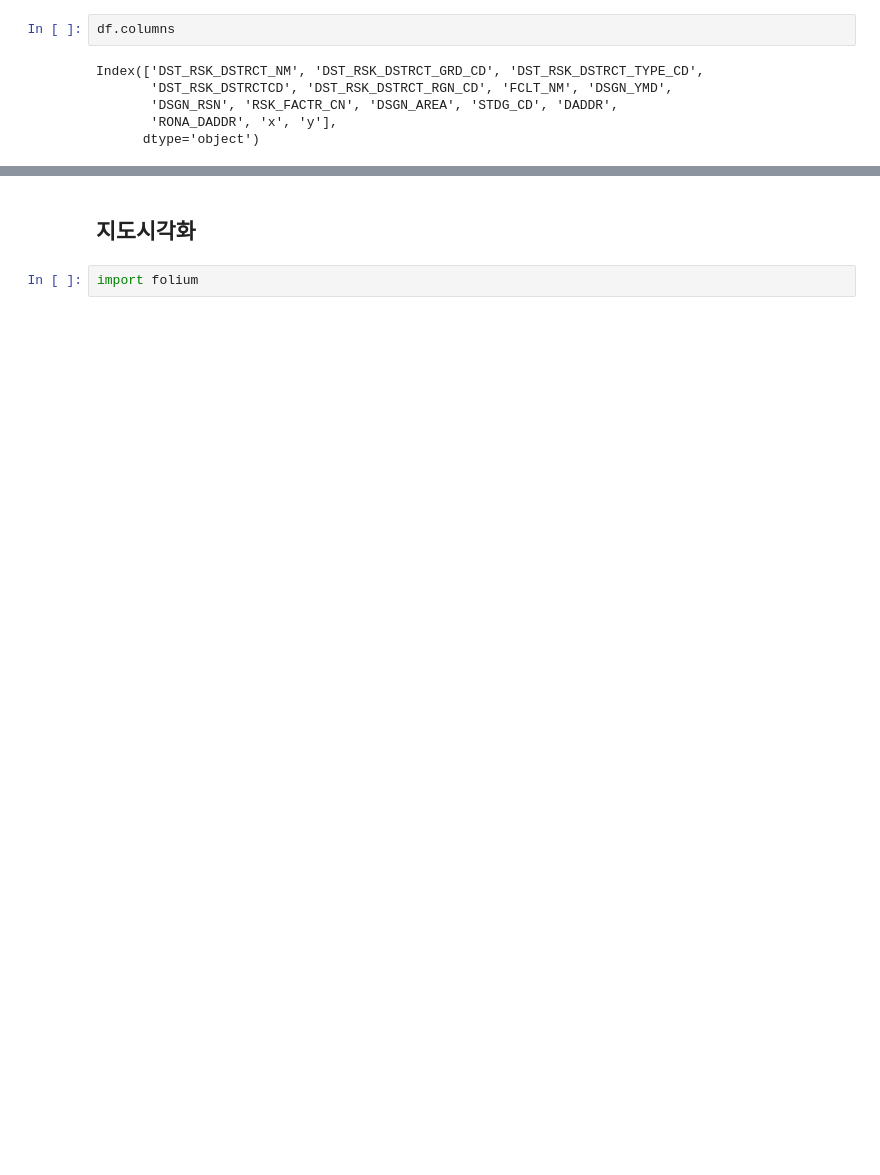
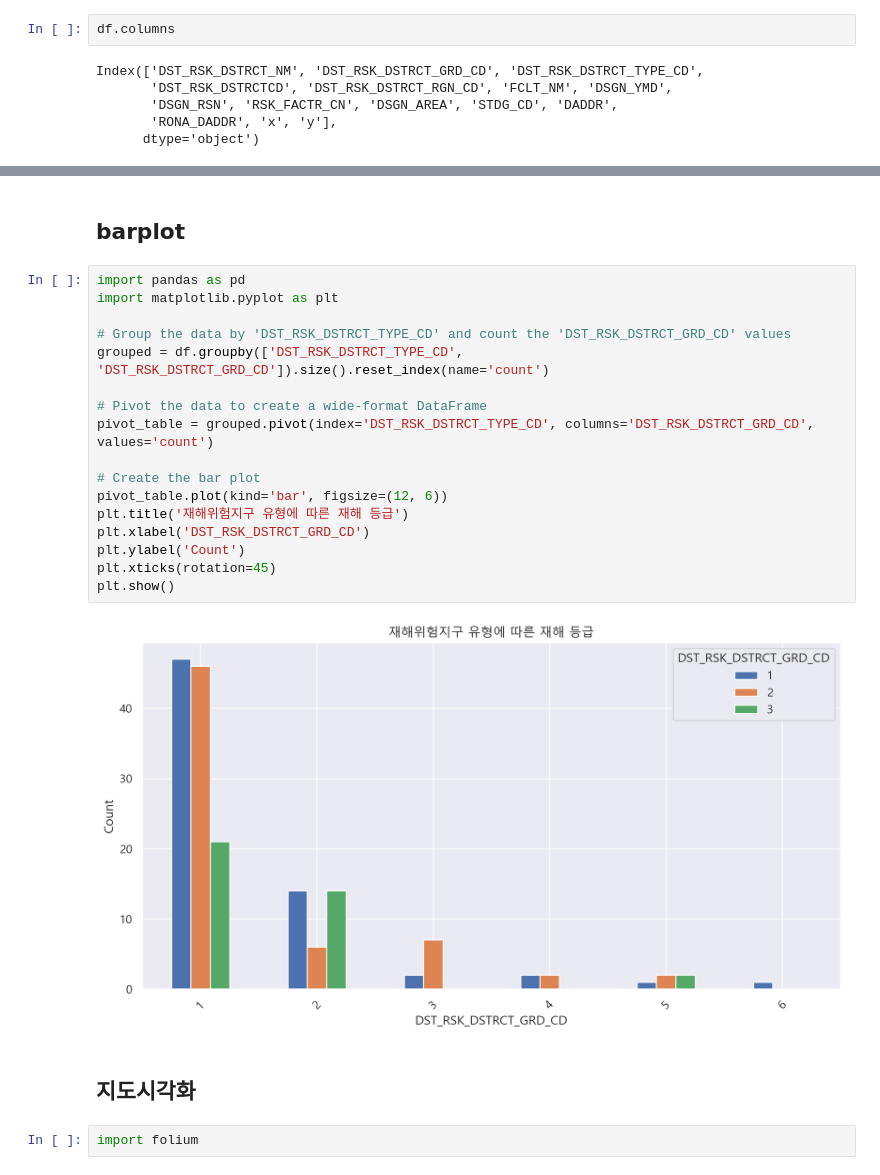
Before and after one commit to RosieOh/MAFRA-OpenData-Competition, a Jupyter notebook: crisis_address_pre_process.ipynb, the cells around one changed output, grey strips where cells are left out. Drawn from its saved outputs; the diff is of its cells as text; blank space fills up the shorter version.

Commit message:
pre process data

```diff
--- a/crisis_address_pre_process.ipynb
+++ b/crisis_address_pre_process.ipynb
@@ -36,3 +47,24 @@ Index(['DST_RSK_DSTRCT_NM', 'DST_RSK_DSTRCT_GRD_CD', 'DST_RSK_DSTRCT_TYPE_CD',
+# %% [markdown]
+## barplot
+# %%
+import pandas as pd
+import matplotlib.pyplot as plt
+
+# Group the data by 'DST_RSK_DSTRCT_TYPE_CD' and count the 'DST_RSK_DSTRCT_GRD_CD' values
+grouped = df.groupby(['DST_RSK_DSTRCT_TYPE_CD', 'DST_RSK_DSTRCT_GRD_CD']).size().reset_index(name='count')
+
+# Pivot the data to create a wide-format DataFrame
+pivot_table = grouped.pivot(index='DST_RSK_DSTRCT_TYPE_CD', columns='DST_RSK_DSTRCT_GRD_CD', values='count')
+
+# Create the bar plot
+pivot_table.plot(kind='bar', figsize=(12, 6))
+plt.title('재해위험지구 유형에 따른 재해 등급')
+plt.xlabel('DST_RSK_DSTRCT_GRD_CD')
+plt.ylabel('Count')
+plt.xticks(rotation=45)
+plt.show()
+# %% [output]
+[figure, added]
 # %% [markdown]
 ## 지도시각화
 # %%
```
Also changed, not shown: parts of 10 cells of this notebook, 1 other file.
